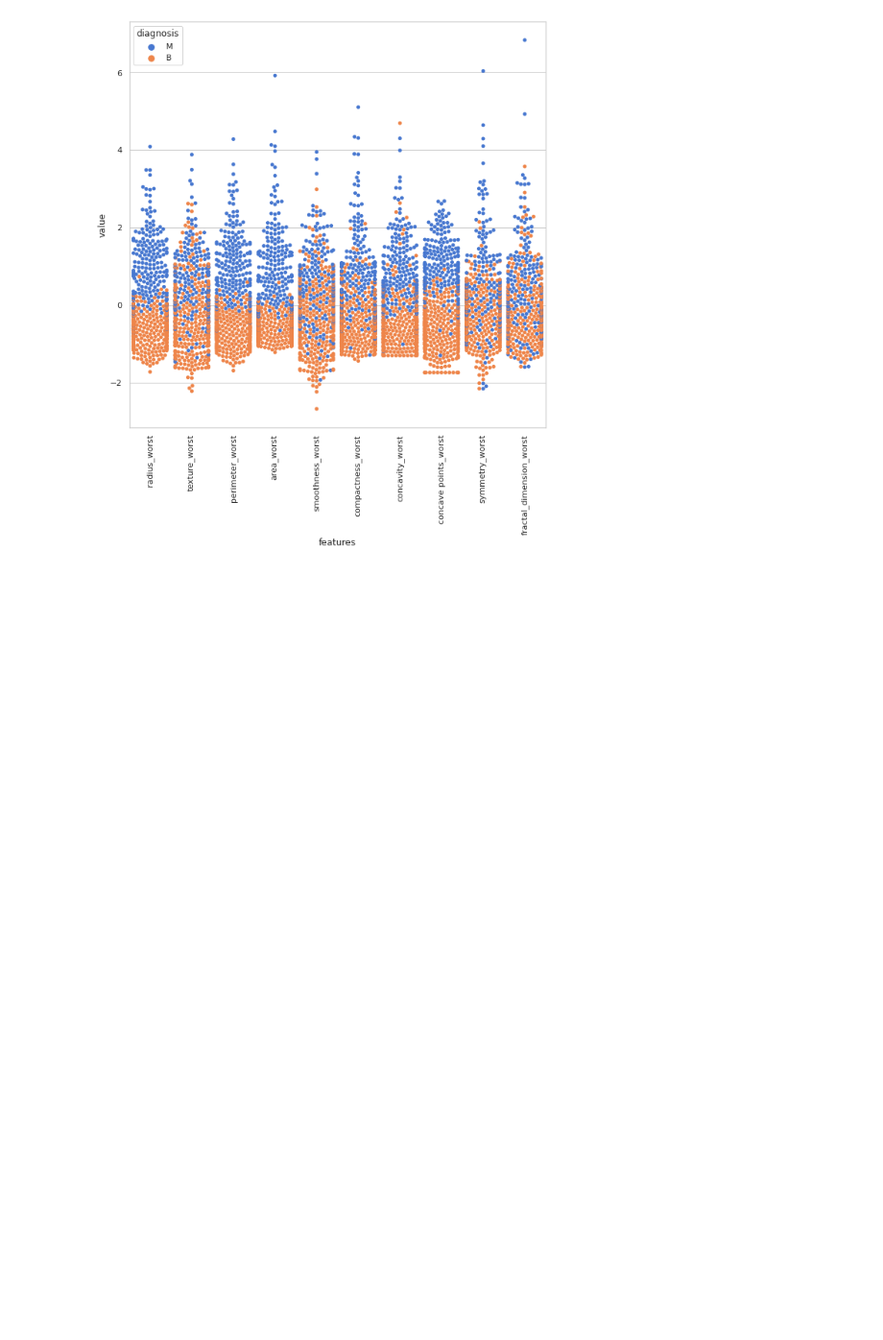
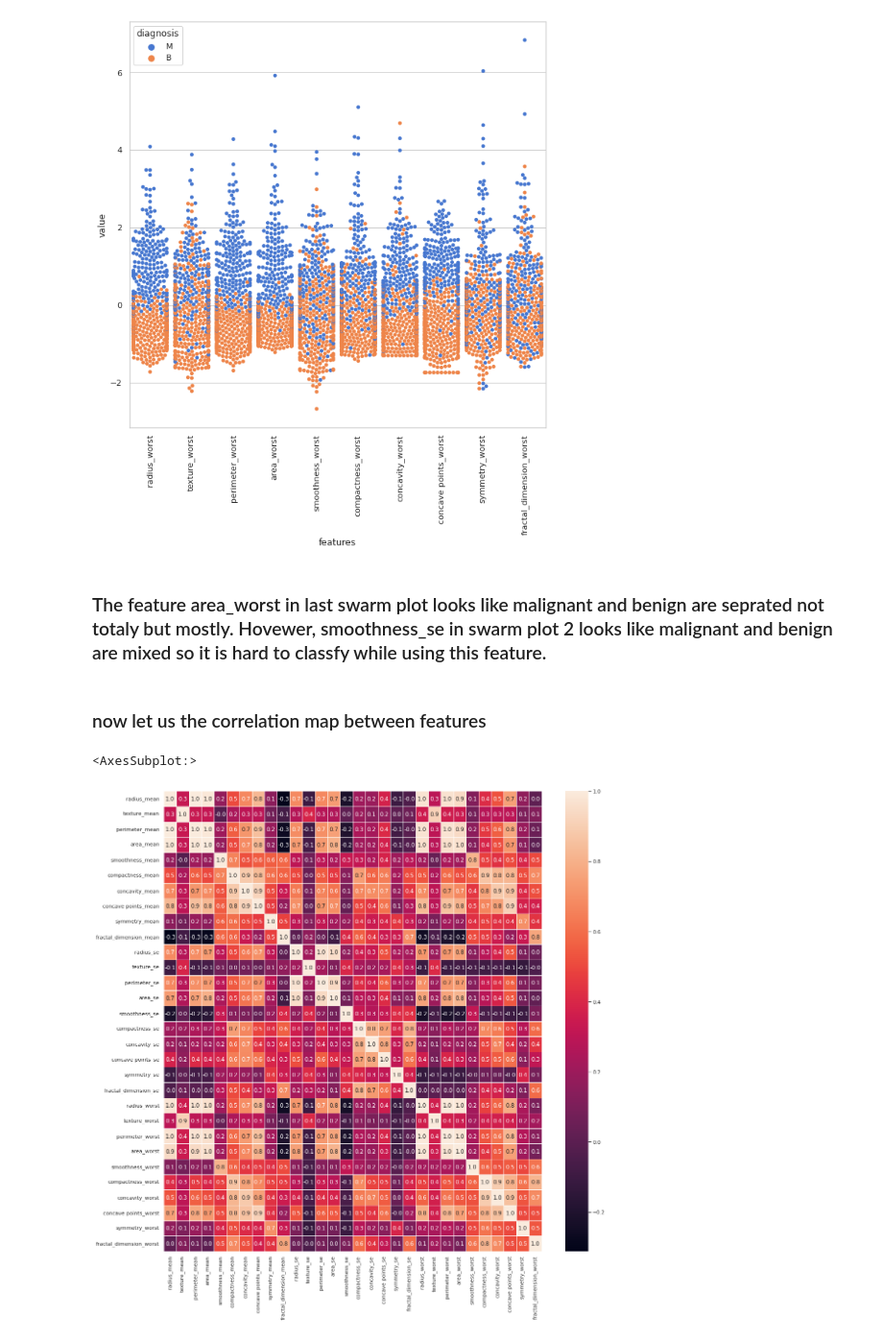
Before and after one commit to nebasam/Industry---Casualty-Challenge, a Jupyter notebook: notebook/feature.ipynb, the cells around one changed output. Shown at 96% size. Drawn from its saved outputs; the diff is of its cells as text; code cells hidden in the pictures; blank space fills up the shorter version.

Commit message:
visualizes correlation map

```diff
--- a/notebook/feature.ipynb
+++ b/notebook/feature.ipynb
@@ -264,3 +264,14 @@ print("swarm plot time: ", toc-tic ," s")
 # %% [output]
 swarm plot time:  217.43357920646667  s
 [figure]
+# %% [markdown]
+### The feature area_worst in last swarm plot looks like malignant and benign are seprated not totaly but mostly. Hovewer, smoothness_se in swarm plot 2 looks like malignant and benign are mixed so it is hard to classfy while using this feature.
+# %% [markdown]
+### now let us the  correlation map between features
+# %%
+#correlation map
+f,ax = plt.subplots(figsize=(18, 18))
+sns.heatmap(x.corr(), annot=True, linewidths=.5, fmt= '.1f',ax=ax)
+# %% [output]
+<AxesSubplot:>
+[figure, added]
```
